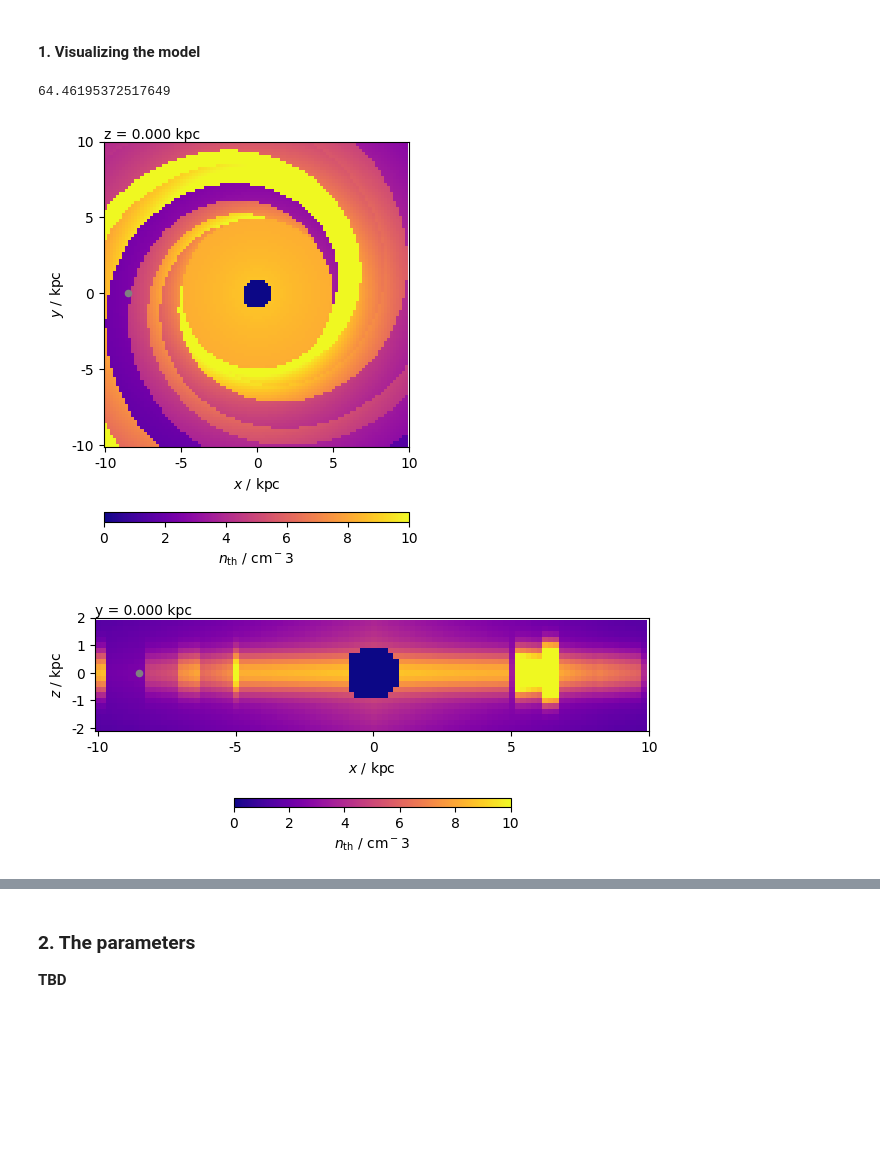
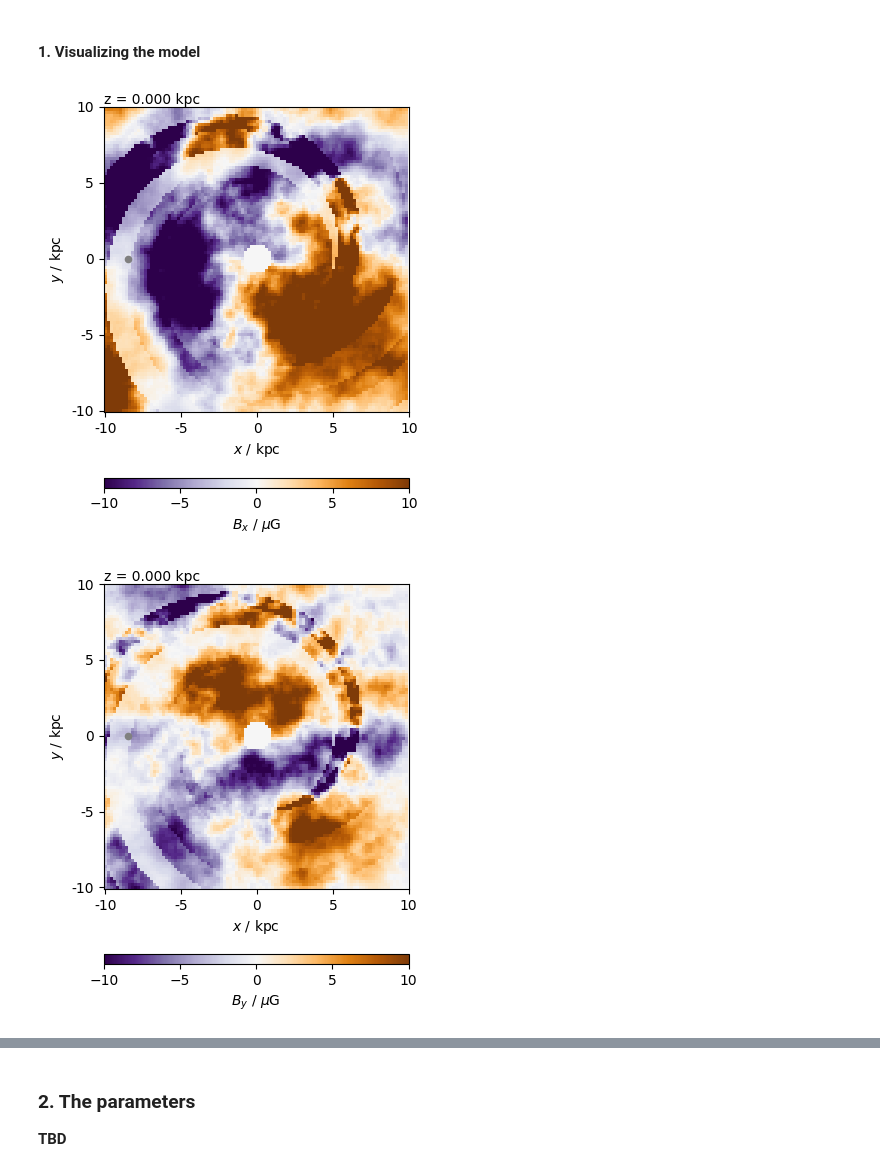
Before and after one commit to rafaelab/imagine-models, a Jupyter notebook: demos/python/model_examples/jf12_random_demo.ipynb, the cells around one changed output, grey strips where cells are left out. Cells and saved outputs as stored; diff of their text form; code cells hidden in the pictures; blank space fills up the shorter version.

```diff
--- a/demos/python/model_examples/jf12_random_demo.ipynb
+++ b/demos/python/model_examples/jf12_random_demo.ipynb
@@ -13,30 +13,35 @@ import numpy as np
 # %% [markdown]
 #### 1. Visualizing the model
 # %%
+
+# initializing and
 model = img.JF12RandomField()
 shape = [100, 100, 20] # necessarily a list of 3 ints!
 increment = [.20, .20, .20]
 refpoint = [-10., -10., -2.]
-vmin = -50
-vmax = 50
+vmin = -10
+vmax = 10
 
 seed = 23
 
+# power spectrum parameters
+model.apply_spectrum = True
 model.spectral_offset = .1
 model.spectral_slope = 3
 
-model.apply_spectrum = True
+
 model.clean_divergence = False
 
 model_on_grid = model.on_grid(shape=shape, reference_point=refpoint, increment=increment, seed=seed)
-print(model_on_grid[0].max())
+plot_slice(model_on_grid, 2, shape, refpoint, increment, vmin, vmax, vec_dim=0)
+plot_slice(model_on_grid, 2, shape, refpoint, increment, vmin, vmax, vec_dim=1)
+plot_slice(model_on_grid, 2, shape, refpoint, increment, vmin, vmax, vec_dim=2)
 
-profile = model.profile_on_grid(shape=shape, reference_point=refpoint, increment=increment)
+plot_slice(model_on_grid, 2, shape, refpoint, increment, -10, 10, amplitude=True, quiver=True)
 
-plot_slice(profile, 2, shape, refpoint, increment, 0, 10)
-plot_slice(profile, 1, shape, refpoint, increment, 0, 10)
-plot_slice(profile, 0, shape, refpoint, increment, 0, 10)
+plot_slice(model_on_grid, 1, shape, refpoint, increment, vmin, vmax, vec_dim=0)
+plot_slice(model_on_grid, 1, shape, refpoint, increment, vmin, vmax, vec_dim=1)
+plot_slice(model_on_grid, 1, shape, refpoint, increment, vmin, vmax, vec_dim=2)
 # %% [output]
-64.46195372517649
-[figure, old version]
+[figure, new version]
-[figure, old version]
+[figure, new version]
```
Also changed, not shown: parts of 10 cells of this notebook.
